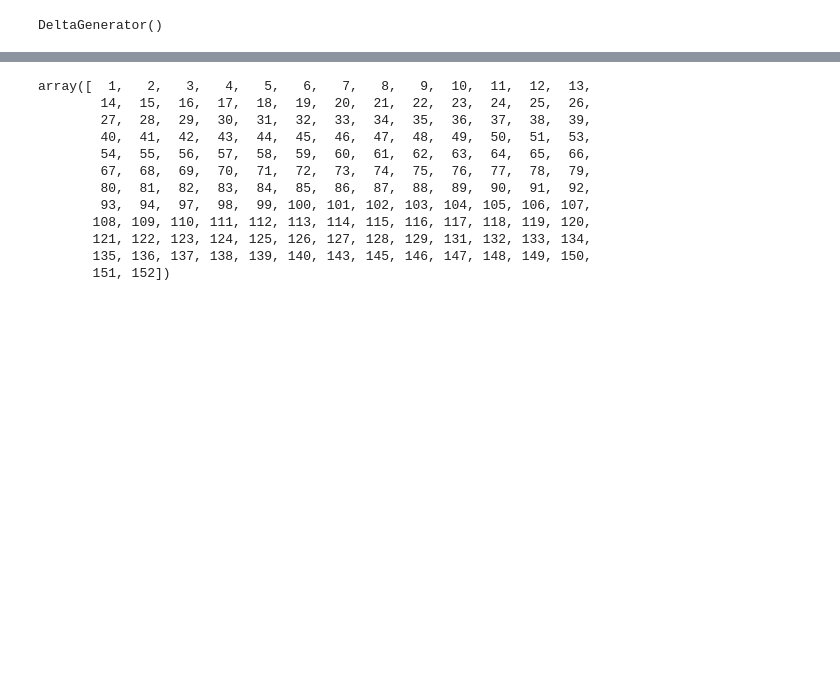
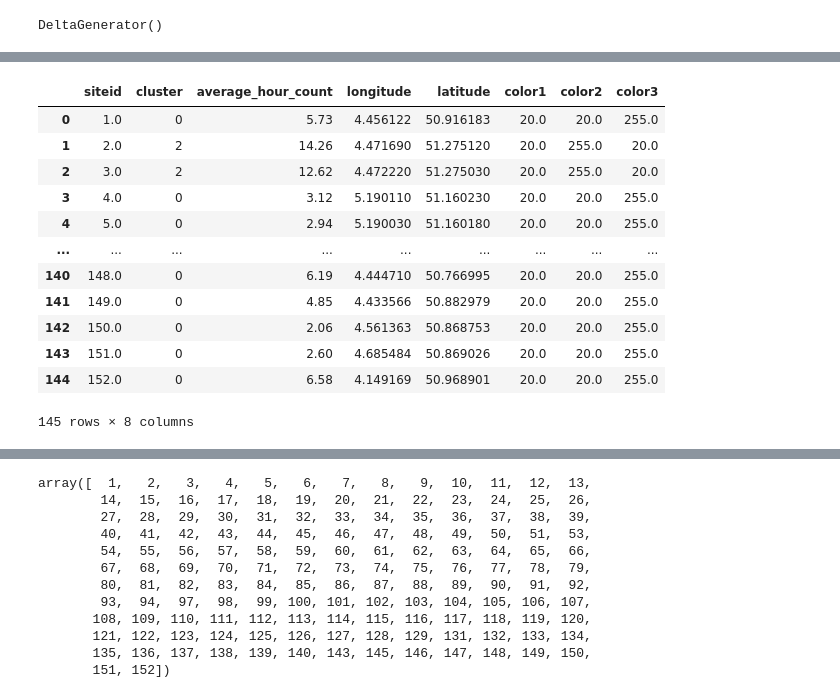
Before and after one commit to aposey11/Modern-Data-Analytics, a Jupyter notebook: MDA_work.ipynb, the cells around one changed output, grey strips where cells are left out. Saved outputs shown, nothing was run; the diff lists cells and outputs as text; code cells hidden in the pictures; blank space fills up the shorter version.

```diff
--- a/MDA_work.ipynb
+++ b/MDA_work.ipynb
@@ -493,6 +510,22 @@ for index, val in sites_updated.iterrows():
         sites_updated.loc[index, 'color1'] = 20
         sites_updated.loc[index, 'color2'] = 255
         sites_updated.loc[index, 'color3'] = 20
+# %%
+sites_updated
+# %% [output]
+|  | siteid | cluster | average_hour_count | longitude | latitude | color1 | color2 | color3 |
+| 0 | 1.0 | 0 | 5.73 | 4.456122 | 50.916183 | 20.0 | 20.0 | 255.0 |
+| 1 | 2.0 | 2 | 14.26 | 4.471690 | 51.275120 | 20.0 | 255.0 | 20.0 |
+| 2 | 3.0 | 2 | 12.62 | 4.472220 | 51.275030 | 20.0 | 255.0 | 20.0 |
+| 3 | 4.0 | 0 | 3.12 | 5.190110 | 51.160230 | 20.0 | 20.0 | 255.0 |
+| 4 | 5.0 | 0 | 2.94 | 5.190030 | 51.160180 | 20.0 | 20.0 | 255.0 |
+| ... | ... | ... | ... | ... | ... | ... | ... | ... |
+| 140 | 148.0 | 0 | 6.19 | 4.444710 | 50.766995 | 20.0 | 20.0 | 255.0 |
+| 141 | 149.0 | 0 | 4.85 | 4.433566 | 50.882979 | 20.0 | 20.0 | 255.0 |
+| 142 | 150.0 | 0 | 2.06 | 4.561363 | 50.868753 | 20.0 | 20.0 | 255.0 |
+| 143 | 151.0 | 0 | 2.60 | 4.685484 | 50.869026 | 20.0 | 20.0 | 255.0 |
+| 144 | 152.0 | 0 | 6.58 | 4.149169 | 50.968901 | 20.0 | 20.0 | 255.0 |
+145 rows × 8 columns
 # %%
 sites_updated.to_csv('sites_cluster.csv', index=False)
 # %%
```
Also changed, not shown: parts of 9 cells of this notebook, 2 other files.
